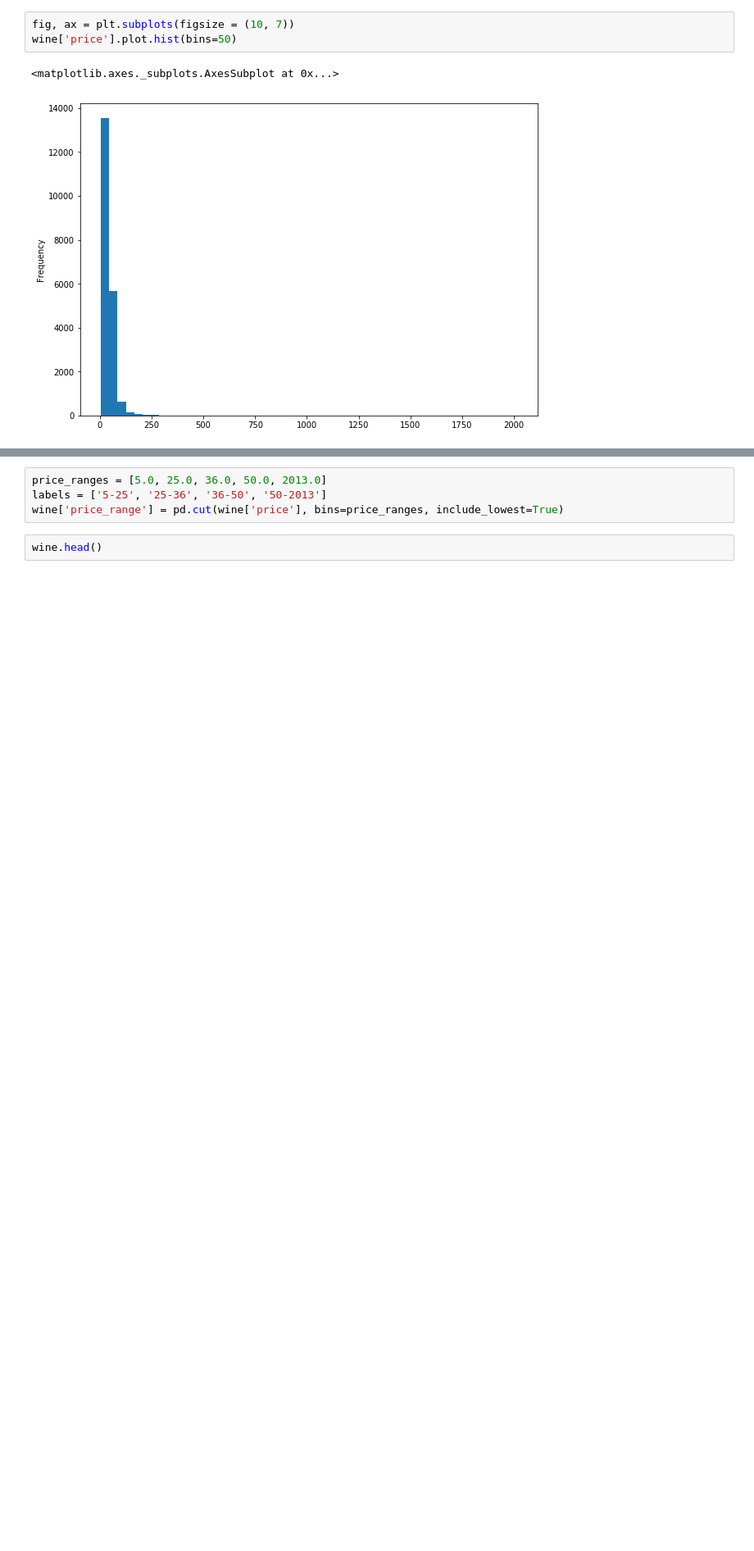
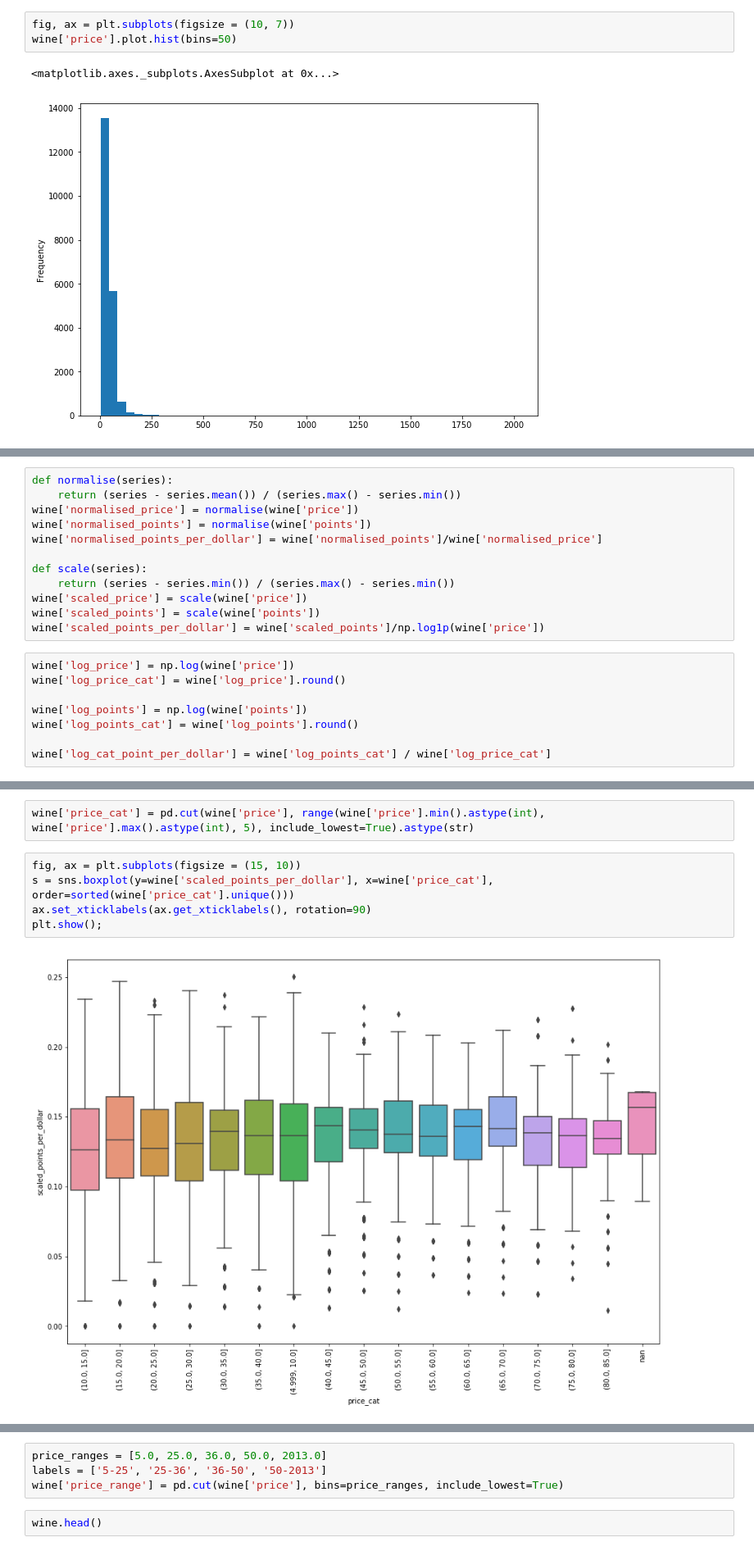
Before and after one commit to jbertscher/wining-and-mining, a Jupyter notebook: notebooks/2.0-jb-modelling-wine-score.ipynb, the cells around one changed output, grey strips where cells are left out. Shown: that part at 82% size. Cells and saved outputs as stored; diff of their text form; blank space fills up the shorter version.

```diff
--- a/notebooks/2.0-jb-modelling-wine-score.ipynb
+++ b/notebooks/2.0-jb-modelling-wine-score.ipynb
@@ -132,0 +141,20 @@ Name: price, dtype: float64
+# %%
+def normalise(series):
+    return (series - series.mean()) / (series.max() - series.min())
+wine['normalised_price'] = normalise(wine['price'])
+wine['normalised_points'] = normalise(wine['points'])
+wine['normalised_points_per_dollar'] = wine['normalised_points']/wine['normalised_price']
+
+def scale(series):
+    return (series - series.min()) / (series.max() - series.min())
+wine['scaled_price'] = scale(wine['price'])
+wine['scaled_points'] = scale(wine['points'])
+wine['scaled_points_per_dollar'] = wine['scaled_points']/np.log1p(wine['price'])
+# %%
+wine['log_price'] = np.log(wine['price'])
+wine['log_price_cat'] = wine['log_price'].round()
+
+wine['log_points'] = np.log(wine['points'])
+wine['log_points_cat'] = wine['log_points'].round()
+
+wine['log_cat_point_per_dollar'] = wine['log_points_cat'] / wine['log_price_cat']
@@ -132,0 +200,9 @@ Name: price, dtype: float64
+# %%
+wine['price_cat'] = pd.cut(wine['price'], range(wine['price'].min().astype(int), wine['price'].max().astype(int), 5), include_lowest=True).astype(str)
+# %%
+fig, ax = plt.subplots(figsize = (15, 10))
+s = sns.boxplot(y=wine['scaled_points_per_dollar'], x=wine['price_cat'], order=sorted(wine['price_cat'].unique()))
+ax.set_xticklabels(ax.get_xticklabels(), rotation=90)
+plt.show();
+# %% [output]
+[figure, added]
```
Also changed, not shown: parts of 9 cells of this notebook, 1 other file.
